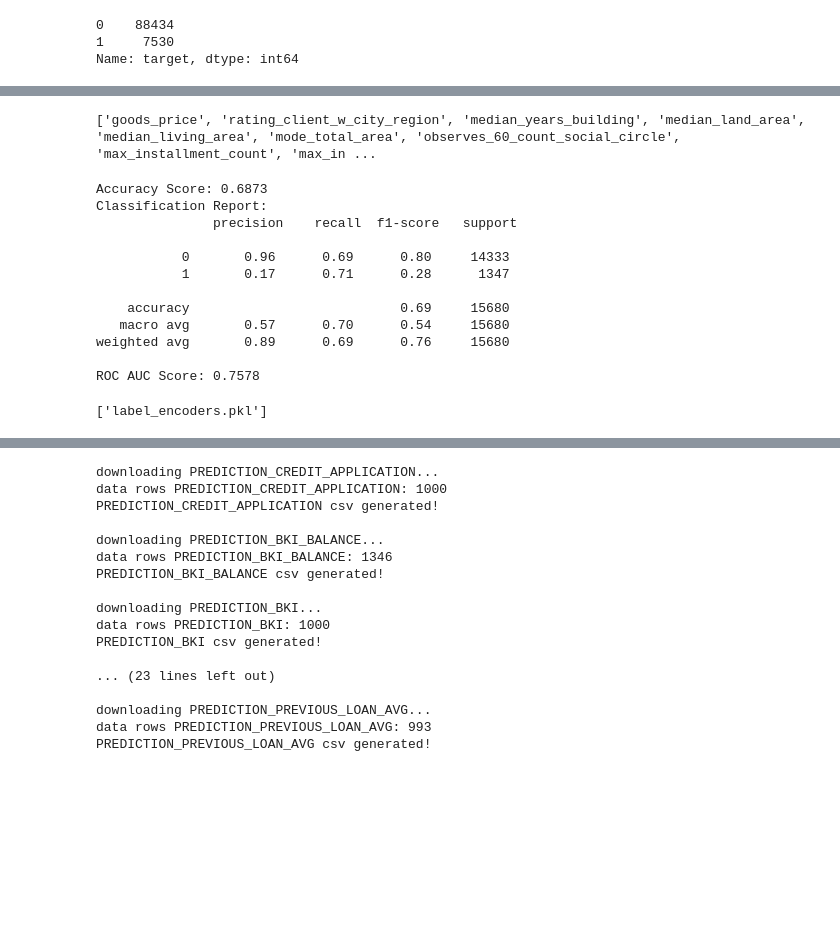
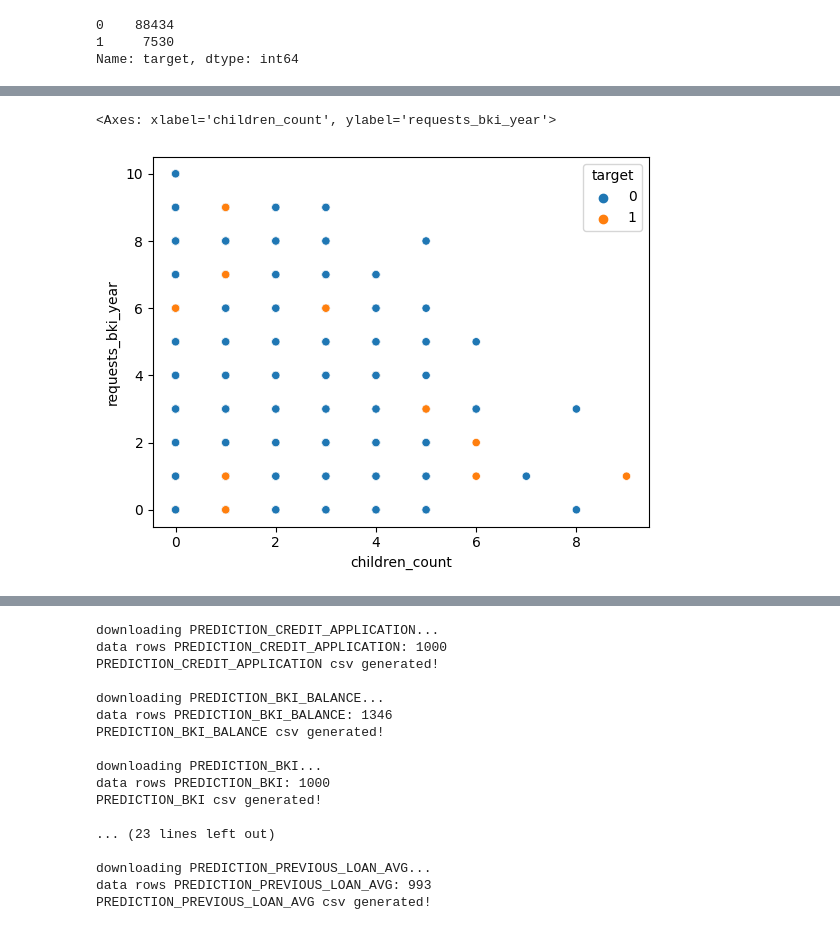
Before and after one commit to basnugroho/telkom_athon_ds_competition, a Jupyter notebook: Coba3.ipynb, the cells around one changed output, grey strips where cells are left out. Cells and saved outputs as stored; diff of their text form; code cells hidden in the pictures; blank space fills up the shorter version.

```diff
--- a/Coba3.ipynb
+++ b/Coba3.ipynb
@@ -304,0 +342,5 @@ reduced_df = remove_highly_correlated_features(gabung_df)
+# %%
+sns.scatterplot(x='children_count', y='requests_bki_year', hue='target', data=gabung_df)
+# %% [output]
+<Axes: xlabel='children_count', ylabel='requests_bki_year'>
+[figure, added]
@@ -314,20 +355,4 @@ with open('na_columns.csv', 'w') as f:
     f.close()
-# %%
-merged_columns = []
-for col in gabung_df.columns:
-    merged_columns.append(col)
-
-reduced_columns = []
-for col in reduced_df.columns:
-    reduced_columns.append(col)
-
-s = set(reduced_columns)
-temp3 = [x for x in merged_columns if x not in s]
-print(temp3)
-# print(sorted(merged_columns))
-# print(sorted(reduced_columns))
-# %% [output]
-['goods_price', 'rating_client_w_city_region', 'median_years_building', 'median_land_area', 'median_living_area', 'mode_total_area', 'observes_60_count_social_circle', 'max_installment_count', 'max_in ...
 # %%
 from sklearn.preprocessing import LabelEncoder, StandardScaler
 from sklearn.metrics import accuracy_score, classification_report, roc_auc_score
@@ -376,44 +401,6 @@ X_train_df = pd.DataFrame(X_train_scaled, columns=X_train.columns)
 X_train_df.reset_index(drop=True, inplace=True)
 y_train.reset_index(drop=True, inplace=True)
 X_train_resampled, y_train_resampled = manual_oversample(X_train_df, y_train)
-# %%
-# Logistic Regression
-lr = LogisticRegression(max_iter=1000, random_state=42)
-lr.fit(X_train_resampled, y_train_resampled)
-
-# Prediksi dengan kelas
-y_pred = lr.predict(X_test_scaled)
-
-# Prediksi dengan probabilitas
-y_pred_prob = lr.predict_proba(X_test_scaled)[:, 1]
-
-# Evaluasi model
-accuracy = accuracy_score(y_test, y_pred)
-roc_auc = roc_auc_score(y_test, y_pred_prob)
-report = classification_report(y_test, y_pred)
-
-print(f"Accuracy Score: {accuracy:.4f}")
-print("Classification Report:\n", report)
-print(f"ROC AUC Score: {roc_auc:.4f}")
-
-# Menyimpan model, scaler, dan encoders
-joblib.dump(lr, 'logistic_regression_model.pkl')
-joblib.dump(scaler, 'data_scaler.pkl')
-joblib.dump(label_encoders, 'label_encoders.pkl')
-# %% [output]
-Accuracy Score: 0.6873
-Classification Report:
-               precision    recall  f1-score   support
-
-           0       0.96      0.69      0.80     14333
-           1       0.17      0.71      0.28      1347
-
-    accuracy                           0.69     15680
-   macro avg       0.57      0.70      0.54     15680
-weighted avg       0.89      0.69      0.76     15680
-
-ROC AUC Score: 0.7578
-['label_encoders.pkl']
 # %%
 # Pelatihan model LightGBM
 import lightgbm as lgb
```
Also changed, not shown: parts of 31 cells of this notebook, 1 other file.
